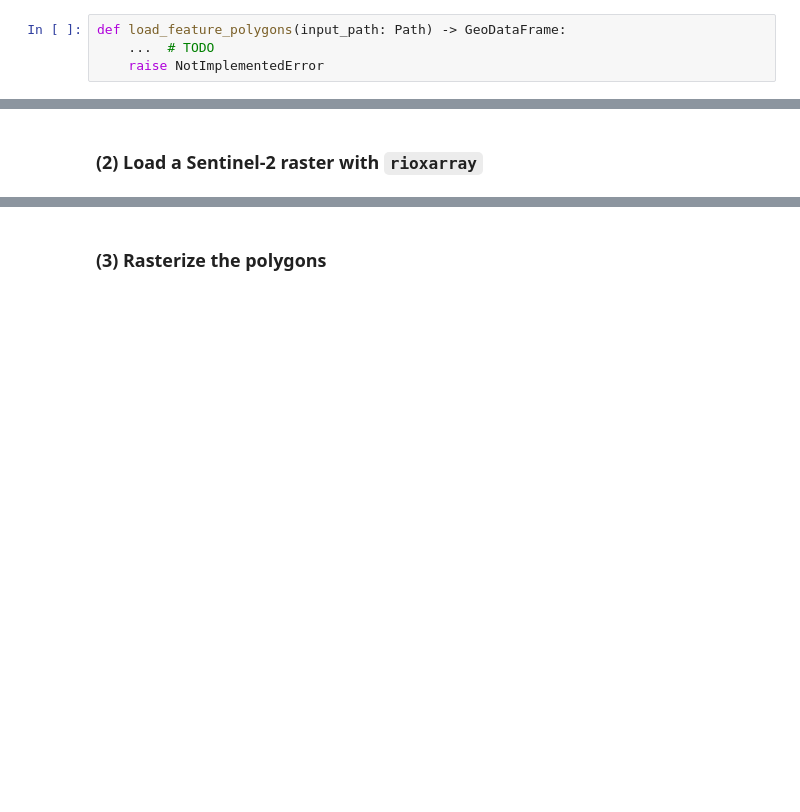
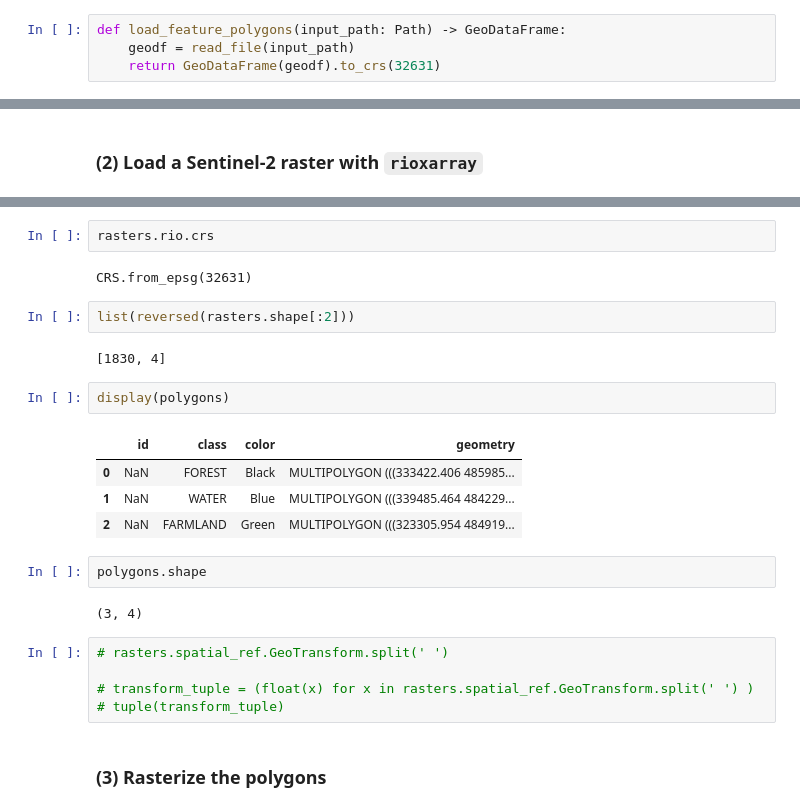
Before and after one commit to ARGANS/training-raster-clipper, a Jupyter notebook: notebooks/rskandrani.ipynb, the cells around one changed output, grey strips where cells are left out. Drawn from its saved outputs; the diff is of its cells as text; blank space fills up the shorter version.

```diff
--- a/notebooks/rskandrani.ipynb
+++ b/notebooks/rskandrani.ipynb
@@ -63,8 +69,8 @@ raster_output_path = config.raster_output_path
 ### (1) Load a GeoJSON file with `geopandas`
 # %%
 def load_feature_polygons(input_path: Path) -> GeoDataFrame:
-    ...  # TODO
-    raise NotImplementedError
+    geodf = read_file(input_path)
+    return GeoDataFrame(geodf).to_crs(32631)
 # %%
 polygons = load_feature_polygons(polygons_input_path)
 if verbose:
@@ -101,3 +138,27 @@ if show_plots:
+# %%
+rasters.rio.crs
+# %% [output]
+CRS.from_epsg(32631)
+# %%
+list(reversed(rasters.shape[:2]))
+# %% [output]
+[1830, 4]
+# %%
+display(polygons)
+# %% [output]
+|  | id | class | color | geometry |
+| 0 | NaN | FOREST | Black | MULTIPOLYGON (((333422.406 485985... |
+| 1 | NaN | WATER | Blue | MULTIPOLYGON (((339485.464 484229... |
+| 2 | NaN | FARMLAND | Green | MULTIPOLYGON (((323305.954 484919... |
+# %%
+polygons.shape
+# %% [output]
+(3, 4)
+# %%
+# rasters.spatial_ref.GeoTransform.split(' ')
+
+# transform_tuple = (float(x) for x in rasters.spatial_ref.GeoTransform.split(' ') )
+# tuple(transform_tuple)
 # %% [markdown]
 ### (3) Rasterize the polygons
 # %%
```
Also changed, not shown: parts of 8 cells of this notebook, 1 other file.
